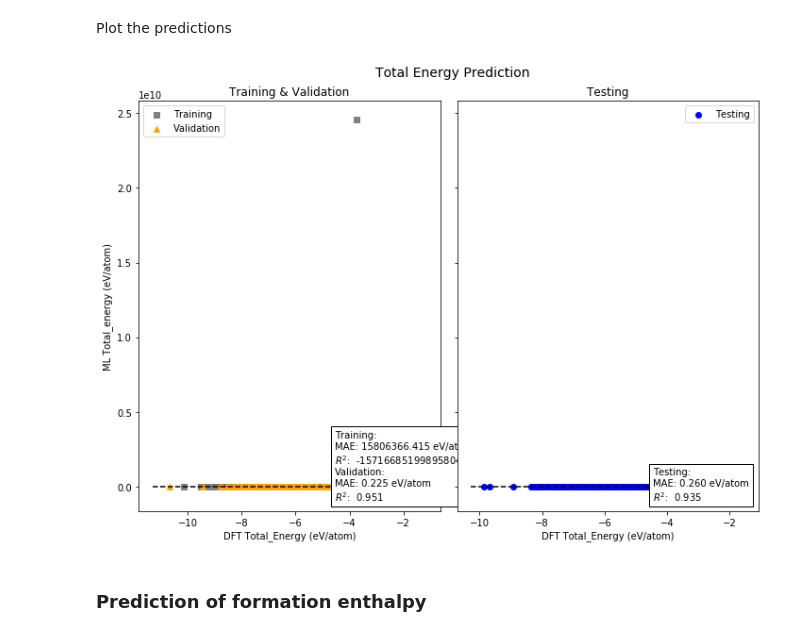
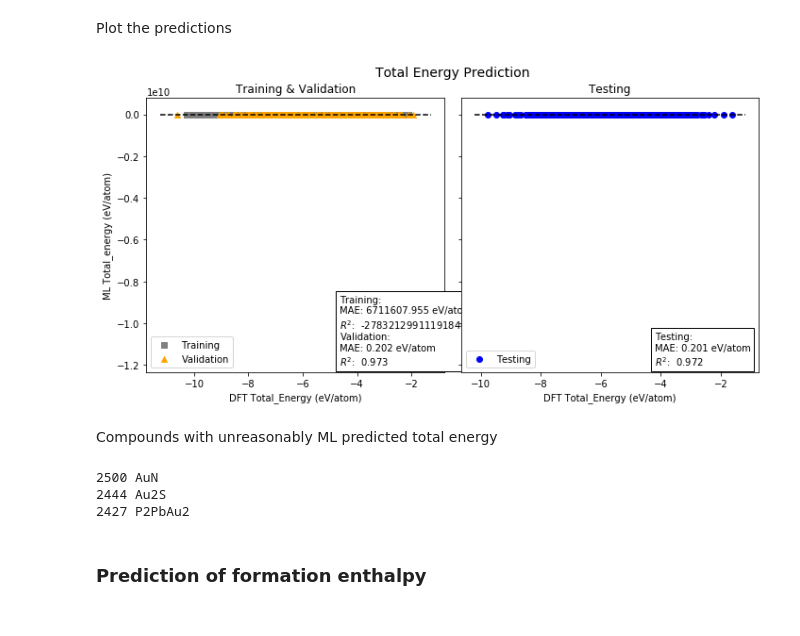
Before and after one commit to globus-labs/materials-ml-benchmarking, a Jupyter notebook: deml/Deml_02_prediction.ipynb, the cells around one changed output. Cells and saved outputs as stored; diff of their text form; code cells hidden in the pictures.

```diff
--- a/deml/Deml_02_prediction.ipynb
+++ b/deml/Deml_02_prediction.ipynb
@@ -37,7 +37,6 @@ data = pd.read_pickle('./deml_featurized_data.pkl')
 Remove outliers
 # %%
 original_count = len(data)
-data = data[np.logical_and(data['total_energy'] >= -20, data['total_energy'] <= 5)].reset_index(drop=True)
 data = data[np.logical_and(data['delta_e'] >= -20, data['delta_e'] <= 5)].reset_index(drop=True)
 print('Removed %d/%d entries'%(original_count - len(data), original_count))
 # %% [output]
@@ -140,6 +142,9 @@ with warnings.catch_warnings():
     selector = LassoLars(alpha=0.00000001)
     selector = selector.fit(x_train, y_train)
 # %%
-cv_train = cross_val_predict(selector, x_train, y_train, cv=kfold)
-cv_val = cross_val_predict(selector, x_val, y_val, cv=kfold)
-cv_test = cross_val_predict(selector, x_test, y_test, cv=kfold)
+import warnings
+with warnings.catch_warnings():
+    warnings.simplefilter("ignore")
+    cv_train = cross_val_predict(selector, x_train, y_train, cv=kfold)
+    cv_val = cross_val_predict(selector, x_val, y_val, cv=kfold)
+    cv_test = cross_val_predict(selector, x_test, y_test, cv=kfold)
@@ -177,35 +164,46 @@ ax1.text(0.65, 0.026, 'Training:\nMAE: {:.3f} eV/atom\n$R^2$:  {:.3f}\nValidatio
         transform=ax1.transAxes,
        bbox={'facecolor': 'w', 'edgecolor': 'k'})
 
 ax1.scatter(y_train, cv_train, c='grey', marker='s', label='Training')
 ax1.scatter(y_val, cv_val, c='orange', marker='^', label='Validation')
 ax1.plot(ax1.get_xlim(), ax1.get_xlim(), 'k--')
 
 ax1.legend()
 
 ax1.set_title('Training & Validation')
 ax1.set_xlabel('DFT Total_Energy (eV/atom)')
 ax1.set_ylabel('ML Total_energy (eV/atom)')
 
 # Testing plot
 mae_test = metrics.mean_absolute_error(y_test, cv_test)
 r2_test = metrics.r2_score(y_test, cv_test)
 ax2.text(0.65, 0.026, 'Testing:\nMAE: {:.3f} eV/atom\n$R^2$:  {:.3f}'.format(mae_test, r2_test),
         transform=ax2.transAxes,
        bbox={'facecolor': 'w', 'edgecolor': 'k'})
 ax2.scatter(y_test, cv_test, c='b', marker='o', label='Testing')
 ax2.plot(ax2.get_xlim(), ax2.get_xlim(), 'k--')
 
 ax2.legend()
 
 ax2.set_title('Testing')
 ax2.set_xlabel('DFT Total_Energy (eV/atom)')
 
-fig.set_size_inches(10, 7)
+fig.set_size_inches(10, 5)
 fig.subplots_adjust(hspace=0)
 fig.tight_layout()
 # %% [output]
-[figure, old version]
+[figure, new version]
+# %% [markdown]
+Compounds with unreasonably ML predicted total energy
+# %%
+min_ind = np.where(np.logical_or(cv_train < -15, cv_train > 5))[0]
+ind = y_train.reset_index()['index'][min_ind]
+for i in ind:
+    print (i, data['composition'][i])
+# %% [output]
+2500 AuN
+2444 Au2S
+2427 P2PbAu2
 # %% [markdown]
 ### Prediction of formation enthalpy
 # %%
```
Also changed, not shown: parts of 31 cells of this notebook, 3 other files.
